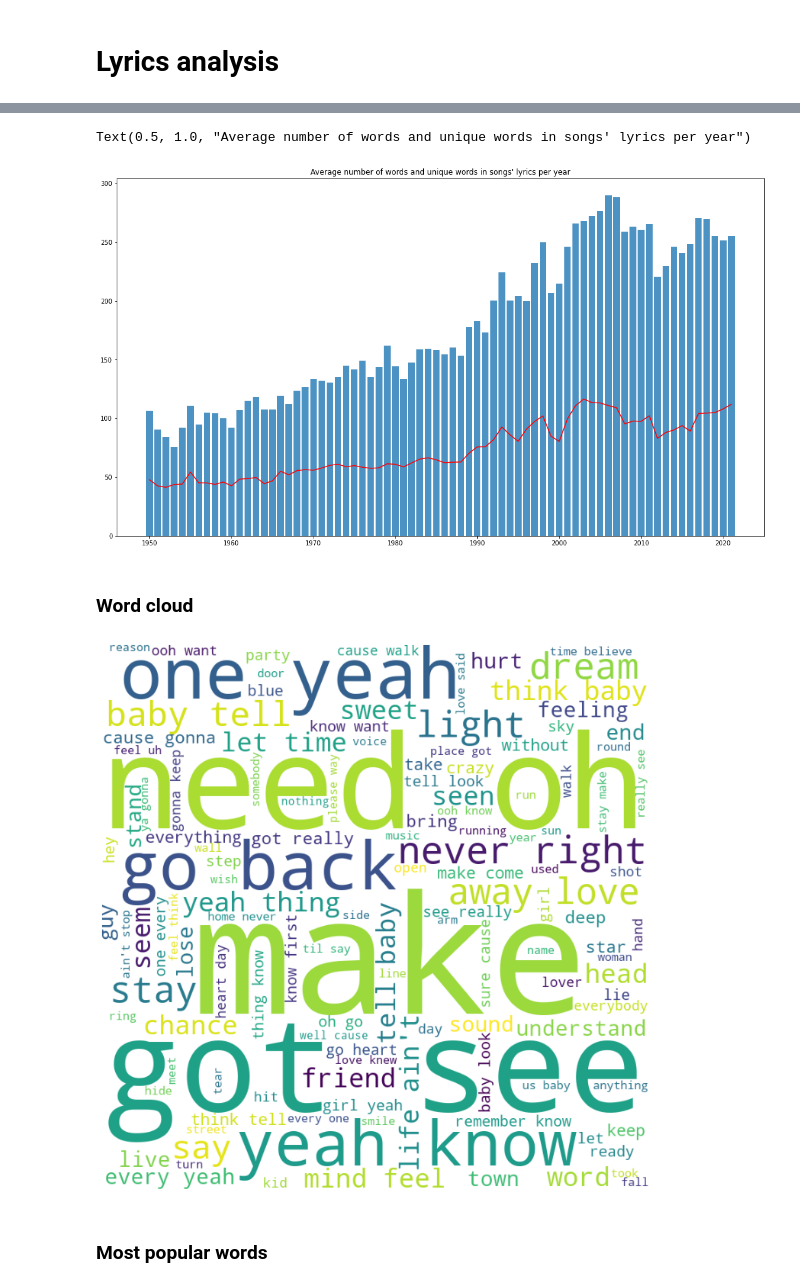
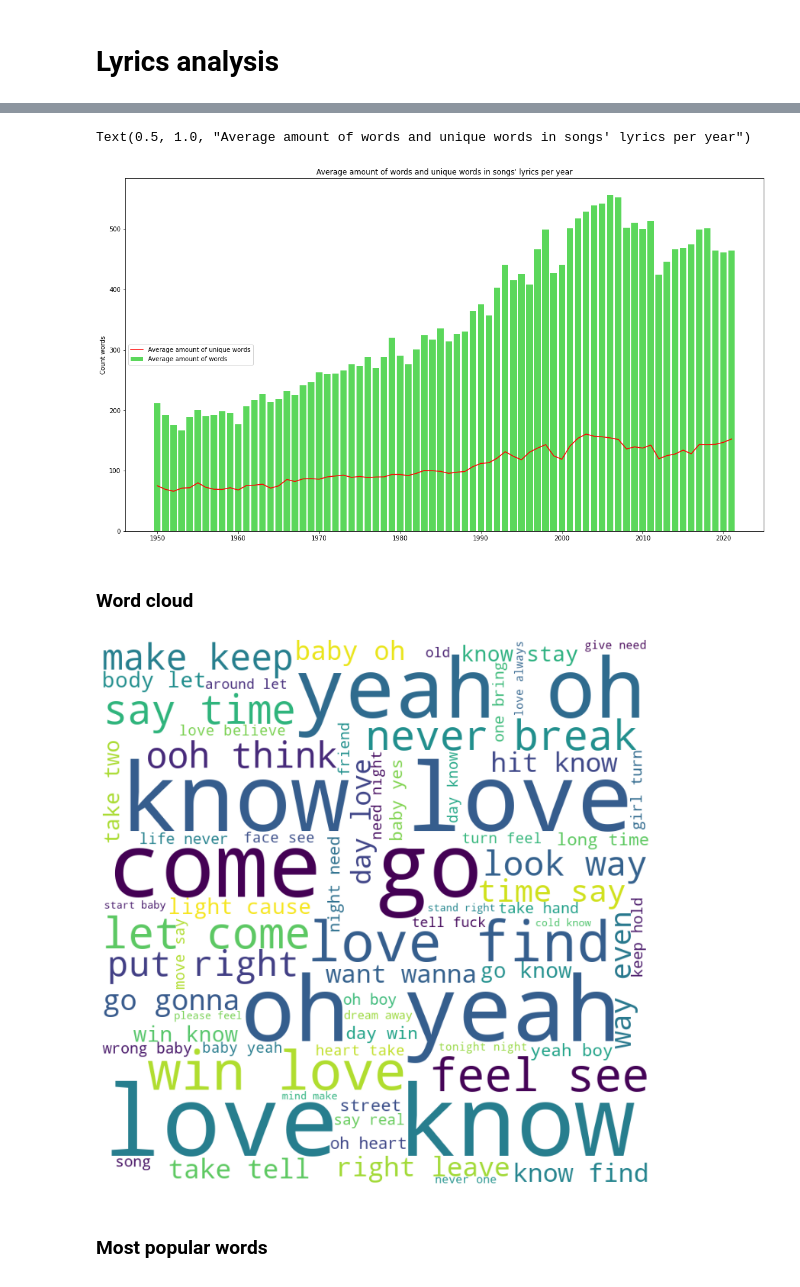
Before and after one commit to alsarna/lyrics_nlp, a Jupyter notebook: lyrics_analysis.ipynb, the cells around one changed output, grey strips where cells are left out. Drawn from its saved outputs; the diff is of its cells as text; code cells hidden in the pictures.

```diff
--- a/lyrics_analysis.ipynb
+++ b/lyrics_analysis.ipynb
@@ -19,5 +24,5 @@ import numpy as np
 # %%
 # Load data with keeping structures inside data frame
-songs = pd.read_csv('lyrics_processed_data.csv', converters = {'Tokenized Lyrics': literal_eval, 'Lemmatized Words': literal_eval, 'Parts of Speech': literal_eval, 'Adjectives': literal_eval, 'Nouns': literal_eval, 'Adverbs': literal_eval, 'Pronouns': literal_eval, 'Verbs': literal_eval,})
+songs = pd.read_csv('lyrics_processed_data.csv', converters = {'Tokenized Lyrics': literal_eval, 'Lemmatized Words': literal_eval})
 display(songs)
 # %% [output]
@@ -48,26 +55,26 @@ plt.hlines(y = 100, xmin = 1956, xmax = 2021, colors='r')
 # %%
 # Average number of words and unique in lyrics
-unique = [len(set(i)) for i in songs['Corpus'].str.split(' ')]
+unique = [len(set(i)) for i in songs['Tokenized Lyrics']]
 songs['Tokenized Lyrics length'] = songs['Tokenized Lyrics'].str.len()
 songs['Tokenized Unique Lyrics length'] = unique
 grouped_mean = songs.groupby('Year')['Tokenized Lyrics length'].mean()
 grouped_unique_mean = songs.groupby('Year')['Tokenized Unique Lyrics length'].mean()
 
 plt.figure(figsize = (18.5, 10.5))
-plt.bar(grouped_mean.index, grouped_mean, alpha = 0.8)
+plt.bar(grouped_mean.index, grouped_mean, color = 'limegreen', alpha = 0.8)
 plt.plot(grouped_unique_mean, color = 'r')
-plt.title('Average number of words and unique words in songs\' lyrics per year')
+plt.ylabel('Count words')
+plt.legend(['Average amount of unique words', 'Average amount of words'], loc = 6)
+plt.title('Average amount of words and unique words in songs\' lyrics per year')
 # %% [output]
-Text(0.5, 1.0, "Average number of words and unique words in songs' lyrics per year")
+Text(0.5, 1.0, "Average amount of words and unique words in songs' lyrics per year")
-[figure, old version]
+[figure, new version]
 # %% [markdown]
 ### Word cloud
 # %%
-set_lyrics = [set(i) for i in songs['Tokenized Lyrics']]
+set_lyrics = [set(i) for i in songs['Corpus'].str.split()]
 set_lyrics = list(chain(*set_lyrics))
 join_lyrics = (" ").join(set_lyrics)
-
-STOPWORDS.add('n\'t')
 
 wordcloud = WordCloud(width = 800, height = 800, background_color = 'white', stopwords = STOPWORDS, min_font_size = 15).generate(join_lyrics)
 plt.figure(figsize = (18.5, 10), facecolor = None)
@@ -76,7 +83,7 @@ plt.axis("off")
 plt.tight_layout(pad = 0)
 plt.show()
 # %% [output]
-[figure, old version]
+[figure, new version]
 # %% [markdown]
 ### Most popular words
 # %%
```
Also changed, not shown: parts of 17 cells of this notebook.
